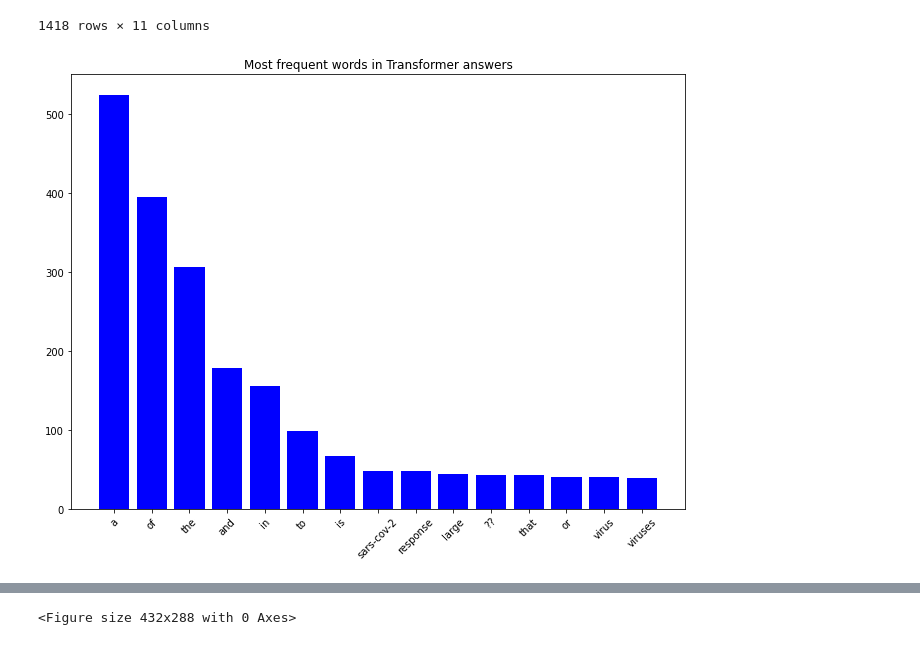
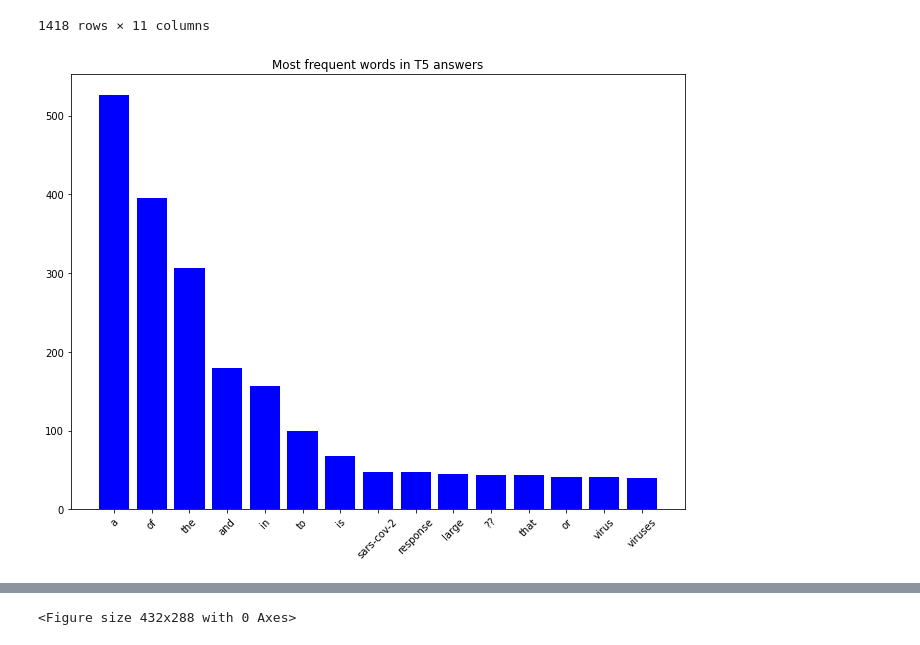
Before and after one commit to johntiger1/hugging-face-generation, a Jupyter notebook: Copy_of_t5_trivia.ipynb, the cells around one changed output, grey strips where cells are left out. Cells and saved outputs as stored; diff of their text form; code cells hidden in the pictures.

```diff
--- a/Copy_of_t5_trivia.ipynb
+++ b/Copy_of_t5_trivia.ipynb
@@ -1972,7 +1972,7 @@ import matplotlib.pyplot as plt
 # %%
 # tokenized
 # %%
-tokenized = ' '.join(list_answers).split()
+tokenized = ' '.join(list_answers).lower().split()
 fdist = nltk.FreqDist(tokenized)
 # %%
 top_tokens = fdist.most_common(15)
@@ -1980,17 +1980,17 @@ D = dict(top_tokens)
 # %%
 # ax.bar(
 fig, ax = plt.subplots()
 fig = plt.gcf()
 fig.set_size_inches(11,8)
 
 ax.bar(range(len(D)), list(D.values()), align='center', color='b')
 ax.set_xticks(range(len(D)), )
 ax.set_xticklabels(list(D.keys()),rotation=45)
 # deprecated in favour of xticks
-ax.set_title("Most frequent words in Transformer answers")
-plt.savefig("Transformer answers")
+ax.set_title("Most frequent words in T5 answers")
+plt.savefig("T5 answers")
 # %% [output]
-[figure, old version]
+[figure, new version]
 # %%
 fig
 # %% [output]
```
Also changed, not shown: parts of 16 cells of this notebook.
